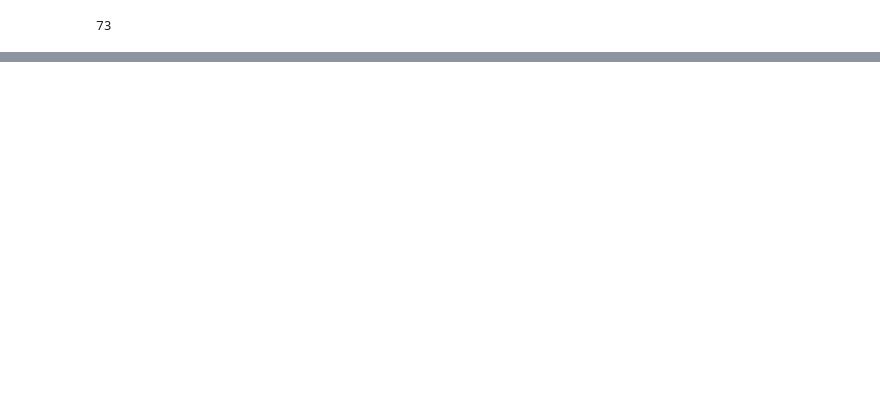
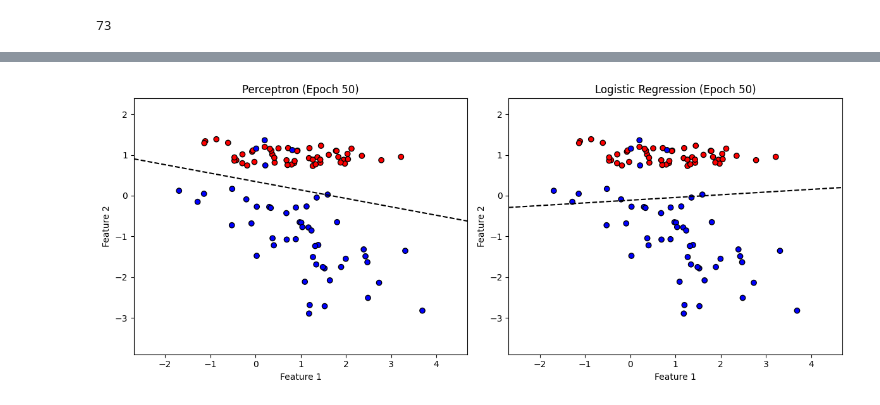
Before and after one commit to gauravgulia26/MachineLearning, a Jupyter notebook: LogisticRegression.ipynb, the cells around one changed output, grey strips where cells are left out. Saved outputs shown, nothing was run; the diff lists cells and outputs as text; code cells hidden in the pictures; blank space fills up the shorter version.

```diff
--- a/LogisticRegression.ipynb
+++ b/LogisticRegression.ipynb
@@ -57,0 +144,96 @@ accuracy * 100
+# %%
+import numpy as np
+import matplotlib.pyplot as plt
+from matplotlib.animation import FuncAnimation
+from sklearn.datasets import make_classification
+from scipy.special import expit  # sigmoid
+
+# Create simple 2D binary classification dataset
+X, y = make_classification(
+    n_samples=100,
+    n_features=2,
+    n_informative=2,
+    n_redundant=0,
+    n_clusters_per_class=1,
+    random_state=0,
+)
+
+# Add bias term for logistic regression
+X_b = np.hstack([np.ones((X.shape[0], 1)), X])
+
+# Initialize weights
+w_perceptron = np.random.randn(3)
+w_logistic = np.random.randn(3)
+
+# Storage for animation
+history_perceptron = []
+history_logistic = []
+
+# Training parameters
+learning_rate = 0.1
+epochs = 50
+
+
+# Sigmoid function
+def sigmoid(z):
+    return expit(z)
+
+
+# Collect weight updates for both models
+for _ in range(epochs):
+    # Logistic regression update
+    y_pred_log = sigmoid(X_b @ w_logistic)
+    grad = X_b.T @ (y_pred_log - y) / len(y)
+    w_logistic -= learning_rate * grad
+    history_logistic.append(w_logistic.copy())
+
+    # Perceptron update (uses hard threshold)
+    for xi, yi in zip(X_b, y):
+        pred = 1 if np.dot(w_perceptron, xi) > 0 else 0
+        if pred != yi:
+            w_perceptron += learning_rate * (yi - pred) * xi
+    history_perceptron.append(w_perceptron.copy())
+
+
+# Function to get decision boundary line
+def decision_line(w, x_range):
+    return -(w[0] + w[1] * x_range) / w[2]
+
+
+# Set up plot
+fig, (ax1, ax2) = plt.subplots(1, 2, figsize=(12, 5))
+scatter1 = ax1.scatter(X[:, 0], X[:, 1], c=y, cmap="bwr", edgecolor="k")
+scatter2 = ax2.scatter(X[:, 0], X[:, 1], c=y, cmap="bwr", edgecolor="k")
+
+(line1,) = ax1.plot([], [], "k--")
+(line2,) = ax2.plot([], [], "k--")
+ax1.set_title("Perceptron")
+ax2.set_title("Logistic Regression")
+
+for ax in (ax1, ax2):
+    ax.set_xlim(X[:, 0].min() - 1, X[:, 0].max() + 1)
+    ax.set_ylim(X[:, 1].min() - 1, X[:, 1].max() + 1)
+    ax.set_xlabel("Feature 1")
+    ax.set_ylabel("Feature 2")
+
+
+# Animation function
+def animate(i):
+    w1 = history_perceptron[i]
+    w2 = history_logistic[i]
+    x_vals = np.array(ax1.get_xlim())
+
+    line1.set_data(x_vals, decision_line(w1, x_vals))
+    line2.set_data(x_vals, decision_line(w2, x_vals))
+
+    ax1.set_title(f"Perceptron (Epoch {i+1})")
+    ax2.set_title(f"Logistic Regression (Epoch {i+1})")
+    return line1, line2
+
+
+ani = FuncAnimation(fig, animate, frames=epochs, interval=200, blit=True)
+ani.save("decision_boundary.gif", writer="pillow", fps=5)
+plt.tight_layout()
+plt.show()
+# %% [output]
+[figure, added]
```
Also changed, not shown: parts of 5 cells of this notebook, 5 other files.
